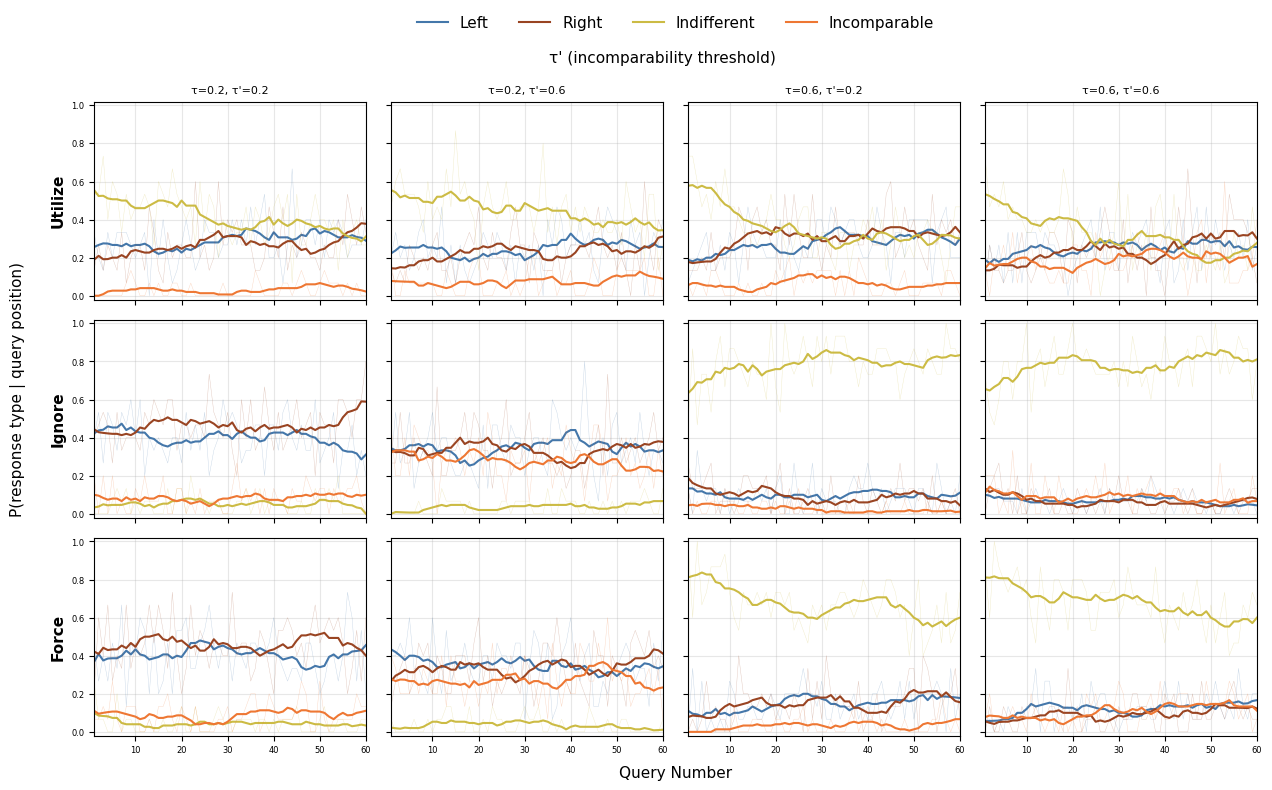
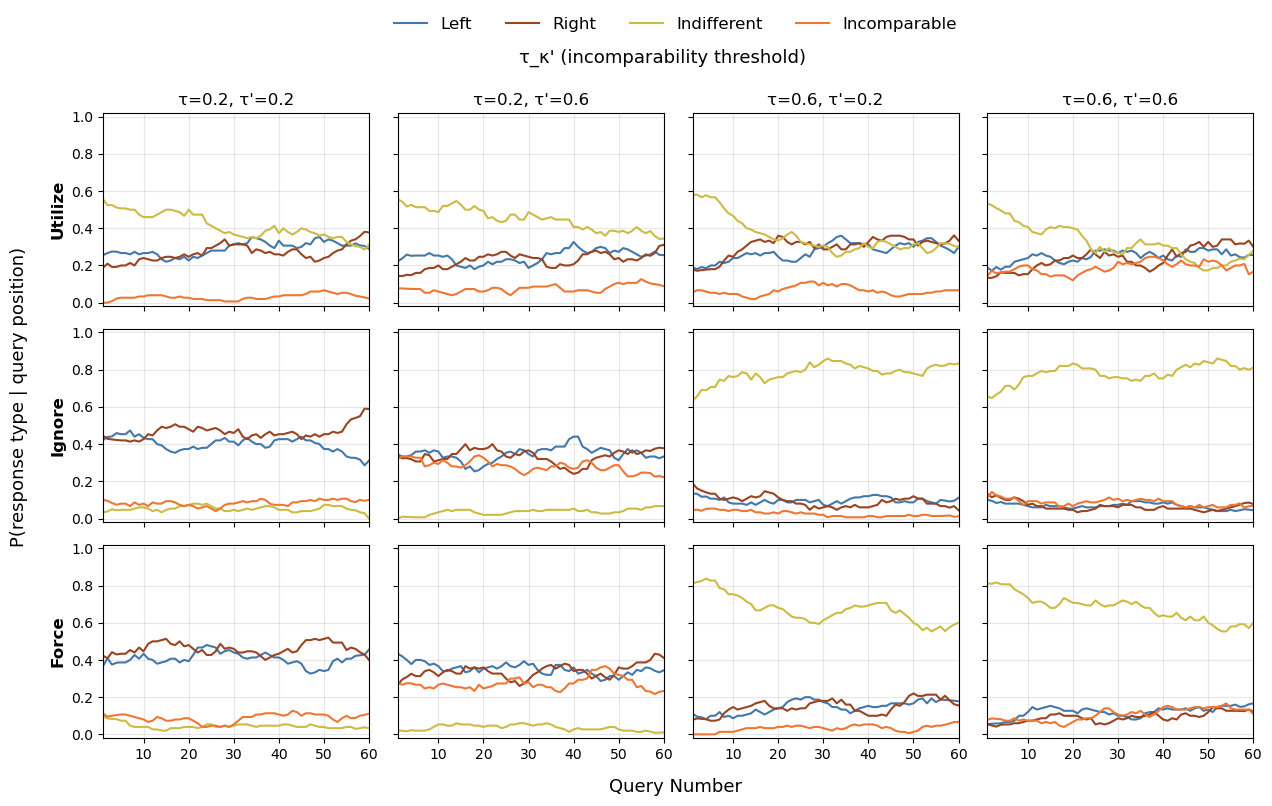
Code edit (unified diff) that turned the first committed figure into the second:
--- before
+++ after
@@ -64,27 +64,27 @@
             ax.plot(x, smoothed, color=response_colors[r], linewidth=1.5,
                     label=r.capitalize() if row == 0 and col == 0 else None)
-            ax.plot(x, raw, color=response_colors[r], linewidth=0.3, alpha=0.3)
+            # ax.plot(x, raw, color=response_colors[r], linewidth=0.3, alpha=0.3)
 
         ax.set_ylim([-0.02, 1.02])
         ax.set_xlim([1, T])
-        ax.tick_params(labelsize=6)
+        ax.tick_params(labelsize=10)
         ax.grid(True, alpha=0.3)
 
         if col == 0:
-            ax.set_ylabel(method_labels[method_key], fontsize=11, fontweight='bold')
+            ax.set_ylabel(method_labels[method_key], fontsize=12, fontweight='bold')
         if row == 0:
-            ax.set_title(f"\u03c4={tau}, \u03c4'={tp}", fontsize=8)
+            ax.set_title(f"\u03c4={tau}, \u03c4'={tp}", fontsize=12)
 
 # fig.suptitle(f'Query Type Probability Rolling Average over Query Sequence, (window={window})', fontsize=14, x=0.52, y=0.98)
-fig.text(0.52, 0.93, "τ' (incomparability threshold)", ha='center', fontsize=11)
-fig.text(0.53, -0.01, 'Query Number', ha='center', fontsize=11)
+fig.text(0.52, 0.94, "τ_κ' (incomparability threshold)", ha='center', fontsize=13)
+fig.text(0.53, -0.02, 'Query Number', ha='center', fontsize=13)
 fig.text(0.01, 0.5, 'P(response type | query position)', va='center',
-         rotation='vertical', fontsize=11)
+         rotation='vertical', fontsize=13)
 
 handles = [plt.Line2D([0], [0], color=response_colors[r], linewidth=1.5)
            for r in response_types]
 fig.legend(handles, [r.capitalize() for r in response_types],
-           loc='upper center', ncol=4, fontsize=11, frameon=False,
-           bbox_to_anchor=(0.53, 1.01))
+           loc='upper center', ncol=4, fontsize=12, frameon=False,
+           bbox_to_anchor=(0.53, 1.02))
 
 plt.tight_layout(rect=[0.03, 0.0, 1, 0.92])

Commit: new model